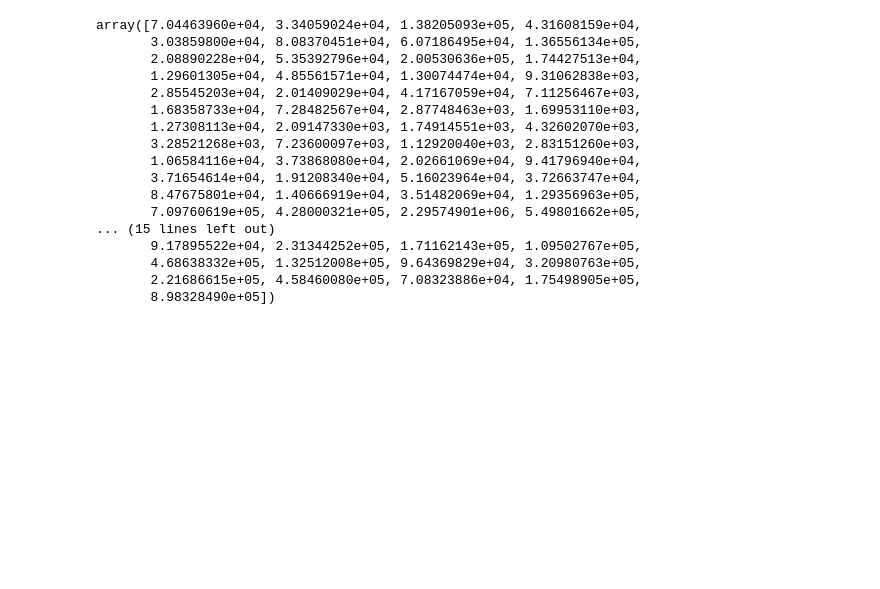
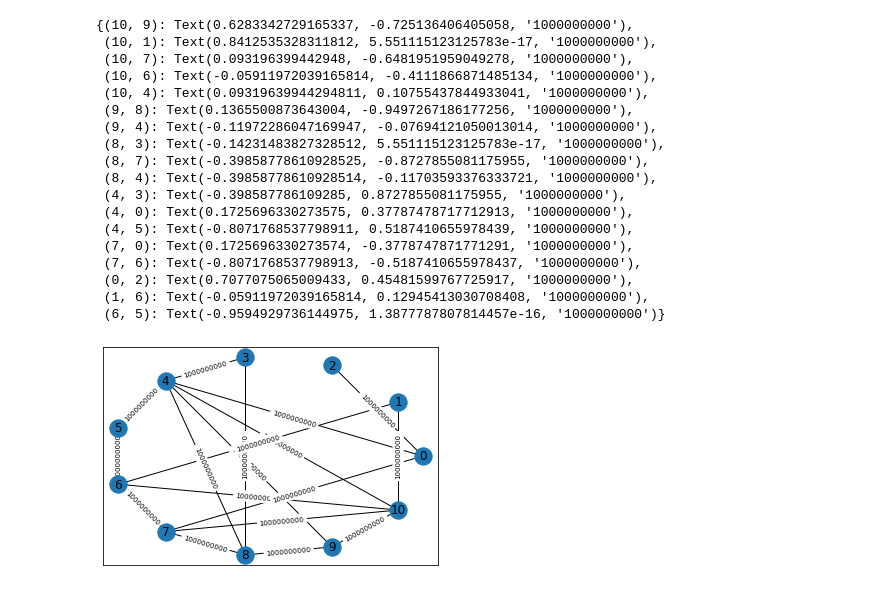
Before and after one commit to benbananas/NetworksFinal, a Jupyter notebook: proj.ipynb, the cells around one changed output. Cells and saved outputs as stored; diff of their text form; code cells hidden in the pictures; blank space fills up the shorter version.

Commit message:
added clean v of proj, visualizations have error
old version of proj is proj-old
proj now is cleaned and commented but the visualizations are causing errors

```diff
--- a/proj.ipynb
+++ b/proj.ipynb
@@ -8,10 +9,10 @@ import numpy as np
 # %%
-# Using readlines()
-file1 = open('Sprint/topology.txt', 'r')
-Lines = file1.readlines()
+# read edges
+topology = open('Sprint/topology.txt', 'r')
+lines = topology.readlines()
 
 edges = []
 # Strips the newline character
-for line in Lines[1:-1]:
+for line in lines[1:-1]:
     to_node, from_node, cap, _ = line.split()
     edges.append((int(from_node), int(to_node), int(cap)))
@@ -32 +23,32 @@ import matplotlib.pyplot as plt
+# %%
+# VISUALIZATION
+angles = np.linspace(0, 2*np.pi, 12)[:-1]
+coords = [[np.cos(angles[i]), np.sin(angles[i])] for i in range(len(angles))]
+pos = {}
+for i in range(11):
+    pos[i] = coords[i]
+
+nx.draw_networkx(G,pos)
+capacities = nx.get_edge_attributes(G,'weight')
+nx.draw_networkx_edge_labels(G,pos,edge_labels=capacities, font_size=7)
+# %% [output]
+{(10, 9): Text(0.6283342729165337, -0.725136406405058, '1000000000'),
+ (10, 1): Text(0.8412535328311812, 5.551115123125783e-17, '1000000000'),
+ (10, 7): Text(0.093196399442948, -0.6481951959049278, '1000000000'),
+ (10, 6): Text(-0.05911972039165814, -0.4111866871485134, '1000000000'),
+ (10, 4): Text(0.09319639944294811, 0.10755437844933041, '1000000000'),
+ (9, 8): Text(0.1365500873643004, -0.9497267186177256, '1000000000'),
+ (9, 4): Text(-0.11972286047169947, -0.07694121050013014, '1000000000'),
+ (8, 3): Text(-0.14231483827328512, 5.551115123125783e-17, '1000000000'),
+ (8, 7): Text(-0.39858778610928525, -0.8727855081175955, '1000000000'),
+ (8, 4): Text(-0.39858778610928514, -0.11703593376333721, '1000000000'),
+ (4, 3): Text(-0.398587786109285, 0.8727855081175955, '1000000000'),
+ (4, 0): Text(0.1725696330273575, 0.37787478717712913, '1000000000'),
+ (4, 5): Text(-0.8071768537798911, 0.5187410655978439, '1000000000'),
+ (7, 0): Text(0.1725696330273574, -0.3778747871771291, '1000000000'),
+ (7, 6): Text(-0.8071768537798913, -0.5187410655978437, '1000000000'),
+ (0, 2): Text(0.7077075065009433, 0.45481599767725917, '1000000000'),
+ (1, 6): Text(-0.05911972039165814, 0.12945413030708408, '1000000000'),
+ (6, 5): Text(-0.9594929736144975, 1.3877787807814457e-16, '1000000000')}
+[figure, added]
 # %%
@@ -42,20 +69,0 @@ demands = np.max(demands, axis=0)
-# %%
-demands
-# %% [output]
-array([7.04463960e+04, 3.34059024e+04, 1.38205093e+05, 4.31608159e+04,
-       3.03859800e+04, 8.08370451e+04, 6.07186495e+04, 1.36556134e+05,
-       2.08890228e+04, 5.35392796e+04, 2.00530636e+05, 1.74427513e+04,
-       1.29601305e+04, 4.85561571e+04, 1.30074474e+04, 9.31062838e+03,
-       2.85545203e+04, 2.01409029e+04, 4.17167059e+04, 7.11256467e+03,
-       1.68358733e+04, 7.28482567e+04, 2.87748463e+03, 1.69953110e+03,
-       1.27308113e+04, 2.09147330e+03, 1.74914551e+03, 4.32602070e+03,
-       3.28521268e+03, 7.23600097e+03, 1.12920040e+03, 2.83151260e+03,
-       1.06584116e+04, 3.73868080e+04, 2.02661069e+04, 9.41796940e+04,
-       3.71654614e+04, 1.91208340e+04, 5.16023964e+04, 3.72663747e+04,
-       8.47675801e+04, 1.40666919e+04, 3.51482069e+04, 1.29356963e+05,
-       7.09760619e+05, 4.28000321e+05, 2.29574901e+06, 5.49801662e+05,
-... (15 lines left out)
-       9.17895522e+04, 2.31344252e+05, 1.71162143e+05, 1.09502767e+05,
-       4.68638332e+05, 1.32512008e+05, 9.64369829e+04, 3.20980763e+05,
-       2.21686615e+05, 4.58460080e+05, 7.08323886e+04, 1.75498905e+05,
-       8.98328490e+05])
```
Also changed, not shown: parts of 19 cells of this notebook, 1 other file.
